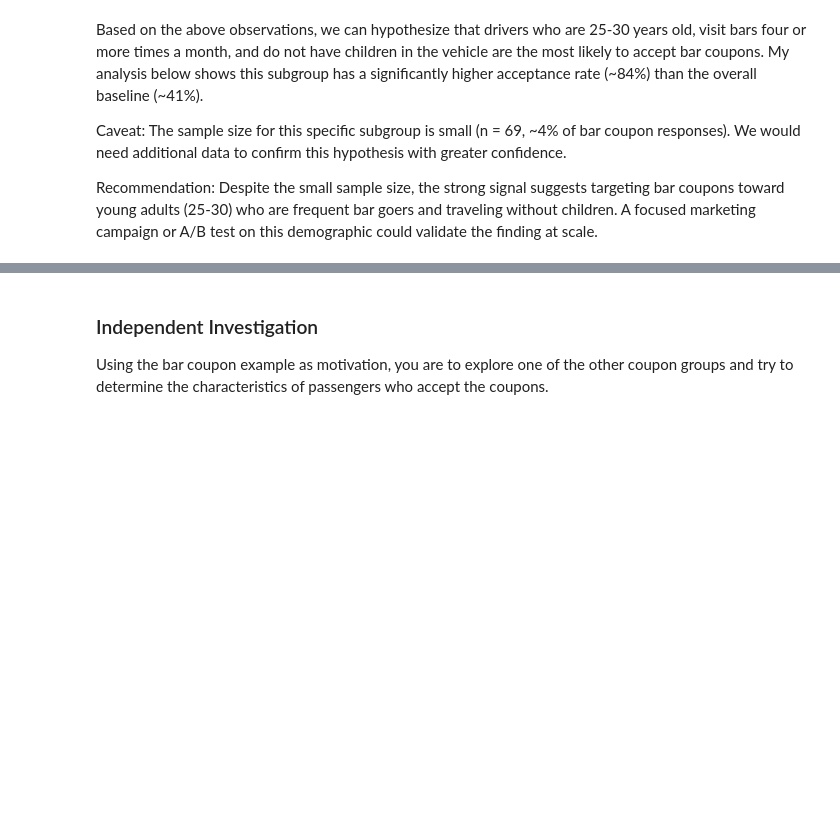
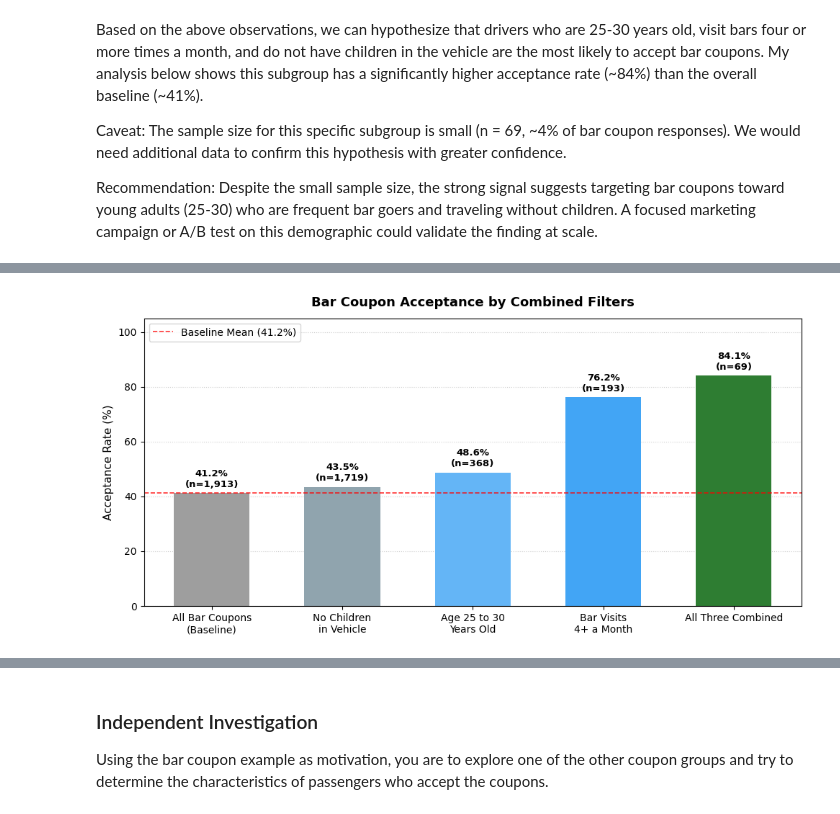
Before and after one commit to IanConery/coupon-statistics, a Jupyter notebook: prompt.ipynb, the cells around one changed output, grey strips where cells are left out. Cells and saved outputs as stored; diff of their text form; code cells hidden in the pictures; blank space fills up the shorter version.

```diff
--- a/prompt.ipynb
+++ b/prompt.ipynb
@@ -396,0 +346,83 @@ results.set_index("Filter Applied")
+# %%
+freq_4plus = bar_coupons.query("Bar in ['4~8', 'gt8']")
+age_25_30 = bar_coupons.query("int_age >= 25 & int_age <= 30")
+no_kids = bar_coupons.query("passanger != 'Kid(s)'")
+sweet_spot = bar_coupons.query("Bar in ['4~8', 'gt8'] & int_age >= 25 & int_age <= 30 & passanger != 'Kid(s)'")
+
+bar_acceptance_rate = (bar_coupons["Y"] == 1).mean() * 100
+more_than_three_rate = (freq_4plus["Y"] == 1).mean() * 100
+age_25_30_rate = (age_25_30["Y"] == 1).mean() * 100
+no_kids_rate = (no_kids["Y"] == 1).mean() * 100
+sweet_spot_rate = (sweet_spot["Y"] == 1).mean() * 100
+
+total_accepted_bar_coupons = (bar_coupons["Y"] == 1).sum()
+
+plot_data = pd.DataFrame({
+    "Cohort": [
+        "All Bar Coupons\n(Baseline)",
+        "No Children\nin Vehicle",
+        "Age 25 to 30\nYears Old",
+        "Bar Visits\n4+ a Month",
+        "All Three Combined"
+    ],
+    "Rate": [bar_acceptance_rate, no_kids_rate, age_25_30_rate, more_than_three_rate, sweet_spot_rate],
+    "N": [len(bar_coupons), len(no_kids), len(age_25_30), len(freq_4plus), len(sweet_spot)]
+})
+
+colors = ["#9E9E9E", "#90A4AE", "#64B5F6", "#42A5F5", "#2E7D32"]
+
+fig, ax = plt.subplots(figsize=(10, 5))
+bars = ax.bar(plot_data["Cohort"], plot_data["Rate"], color=colors, width=0.58, zorder=2)
+ax.axhline(bar_acceptance_rate, color="red", linestyle="--", linewidth=1.2, alpha=0.8, label=f"Baseline Mean ({bar_acceptance_rate:.1f}%)")
+
+ax.set_ylim(0, 105)
+ax.set_ylabel("Acceptance Rate (%)", fontsize=11)
+ax.set_title("Bar Coupon Acceptance by Combined Filters", fontsize=13, fontweight="bold", pad=12)
+ax.grid(axis="y", linestyle=":", alpha=0.6)
+ax.legend(loc="upper left")
+
+for bar, n in zip(bars, plot_data["N"]):
+    h = bar.get_height()
+    ax.annotate(f"{h:.1f}%\n(n={n:,})",
+                (bar.get_x() + bar.get_width() / 2, h),
+                ha="center", va="bottom", xytext=(0, 4),
+                textcoords="offset points", fontsize=9.5, fontweight="bold")
+
+plt.tight_layout()
+plt.savefig("images/bar_combined_filters.png", bbox_inches="tight")
+plt.show()
+
+results = pd.DataFrame({
+    "Filter Applied": [
+        "All bar coupons",
+        "No children in car",
+        "25 to 30 years old",
+        "Bar visits 4+ a month",
+        "All three combined"
+    ],
+    "Acceptance Rate": [
+        f"{bar_acceptance_rate:.1f}%",
+        f"{no_kids_rate:.1f}%",
+        f"{age_25_30_rate:.1f}%",
+        f"{more_than_three_rate:.1f}%",
+        f"{sweet_spot_rate:.1f}%"
+    ],
+    "Sample Size": [f"{n:,}" for n in [
+        len(bar_coupons),
+        len(no_kids),
+        len(age_25_30),
+        len(freq_4plus),
+        len(sweet_spot)
+    ]],
+    "% of Total Accepted Bar Coupons": [
+        "100.0%",
+        f"{(no_kids['Y'] == 1).sum() / total_accepted_bar_coupons * 100:.1f}%",
+        f"{(age_25_30['Y'] == 1).sum() / total_accepted_bar_coupons * 100:.1f}%",
+        f"{(freq_4plus['Y'] == 1).sum() / total_accepted_bar_coupons * 100:.1f}%",
+        f"{(sweet_spot['Y'] == 1).sum() / total_accepted_bar_coupons * 100:.1f}%"
+    ]
+})
+
+results.set_index("Filter Applied")
+# %% [output]
+[figure, added]
```
Also changed, not shown: parts of 4 cells of this notebook, 4 other files.
